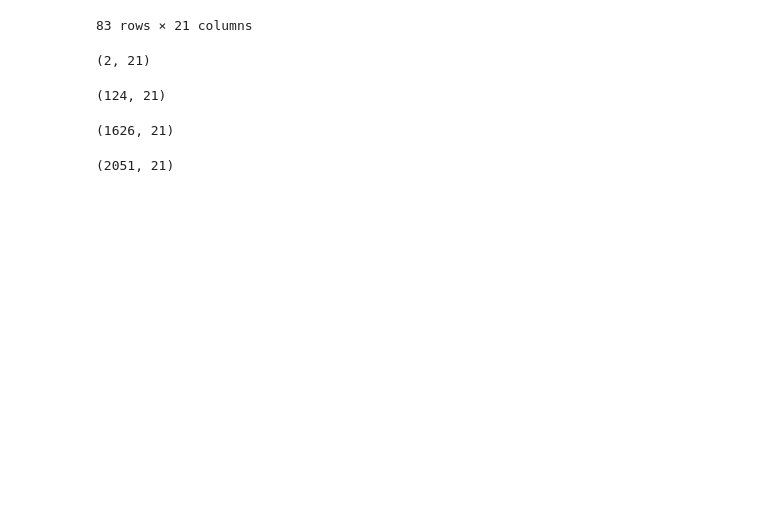
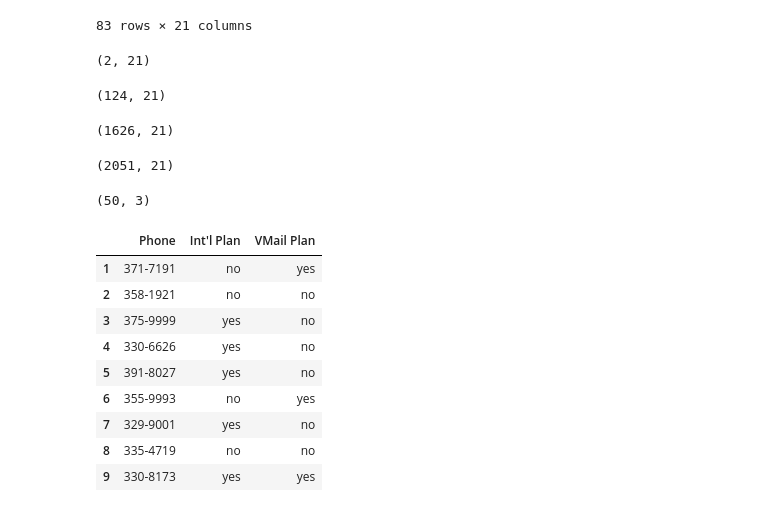
Before and after one commit to antonyamo/data-science, a Jupyter notebook: Data_cleaning4_wrangling.ipynb, the cells around one changed output. Cells and saved outputs as stored; diff of their text form; code cells hidden in the pictures; blank space fills up the shorter version.

```diff
--- a/Data_cleaning4_wrangling.ipynb
+++ b/Data_cleaning4_wrangling.ipynb
@@ -230,3 +230,24 @@ data6 = data[data['Day Mins']<data['Night Mins']]
 data6.shape
 # %% [output]
 (2051, 21)
+# %%
+### Filtramos por columnas y por filas especificas.
+### Minutos de dia, de noche y longitud de la Cuenta de los primeros 50 individuos.
+subset_first_50 = data[['Day Mins', 'Night Mins', 'Account Length']][:50]
+subset_first_50.shape
+# %% [output]
+(50, 3)
+# %%
+### Filtrar con la propiedad iloc en este en una misma linea le podemos decir que nos filtre y regrese solo las filas y columnas seleccionadas. podemos dejar el valor solo con los ':' para indicar que queremos traer o todas las columnas o todas las filas. Esta filtra por el indice es decir solo por numeros.
+data.iloc[1:10, 3:6] #<- Primero se definen las filas y despues las columnas, separadas por comas.
+# %% [output]
+|  | Phone | Int'l Plan | VMail Plan |
+| 1 | 371-7191 | no | yes |
+| 2 | 358-1921 | no | no |
+| 3 | 375-9999 | yes | no |
+| 4 | 330-6626 | yes | no |
+| 5 | 391-8027 | yes | no |
+| 6 | 355-9993 | no | yes |
+| 7 | 329-9001 | yes | no |
+| 8 | 335-4719 | no | no |
+| 9 | 330-8173 | yes | yes |
```
Also changed, not shown: parts of 24 cells of this notebook, 1 other file.
